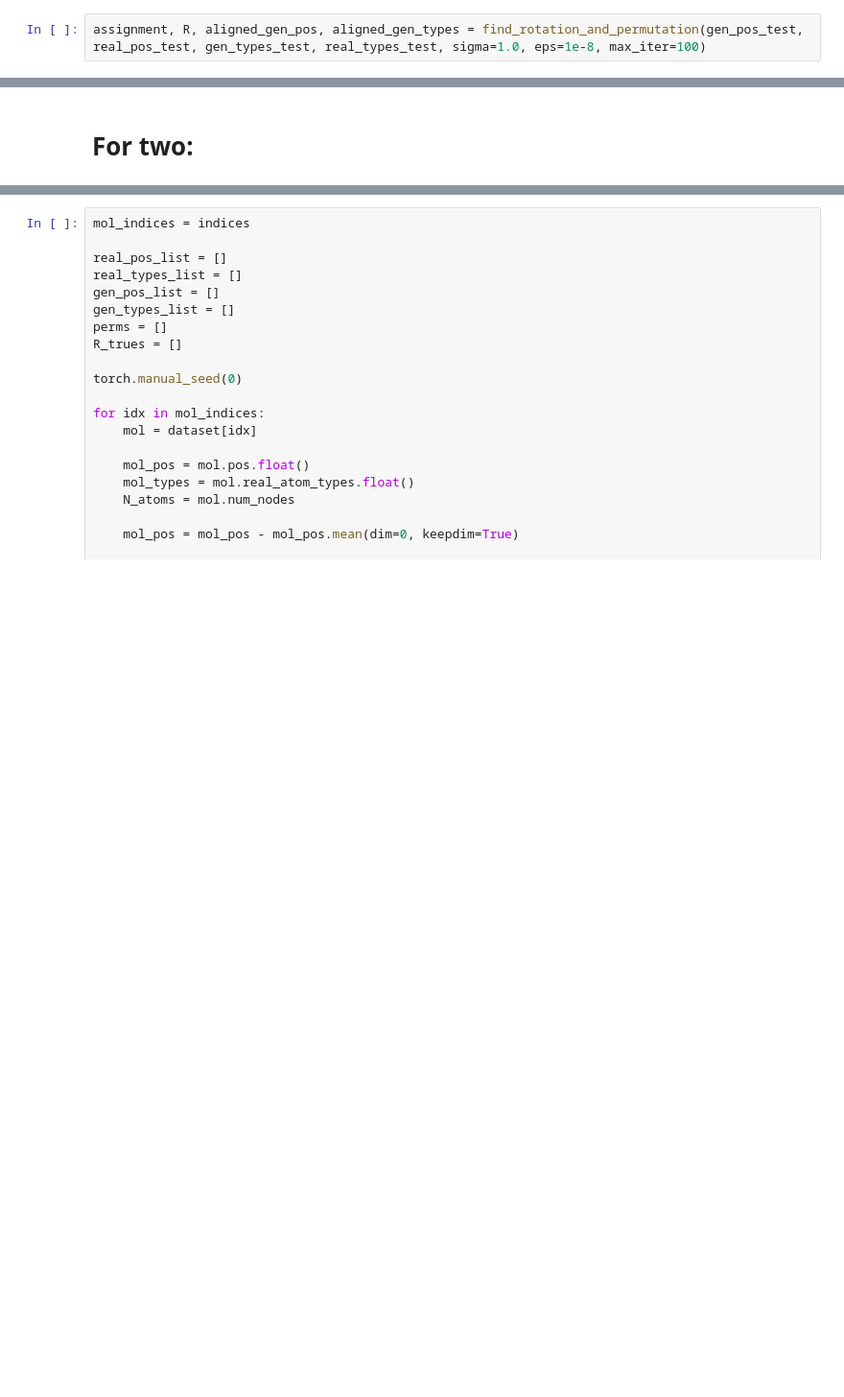
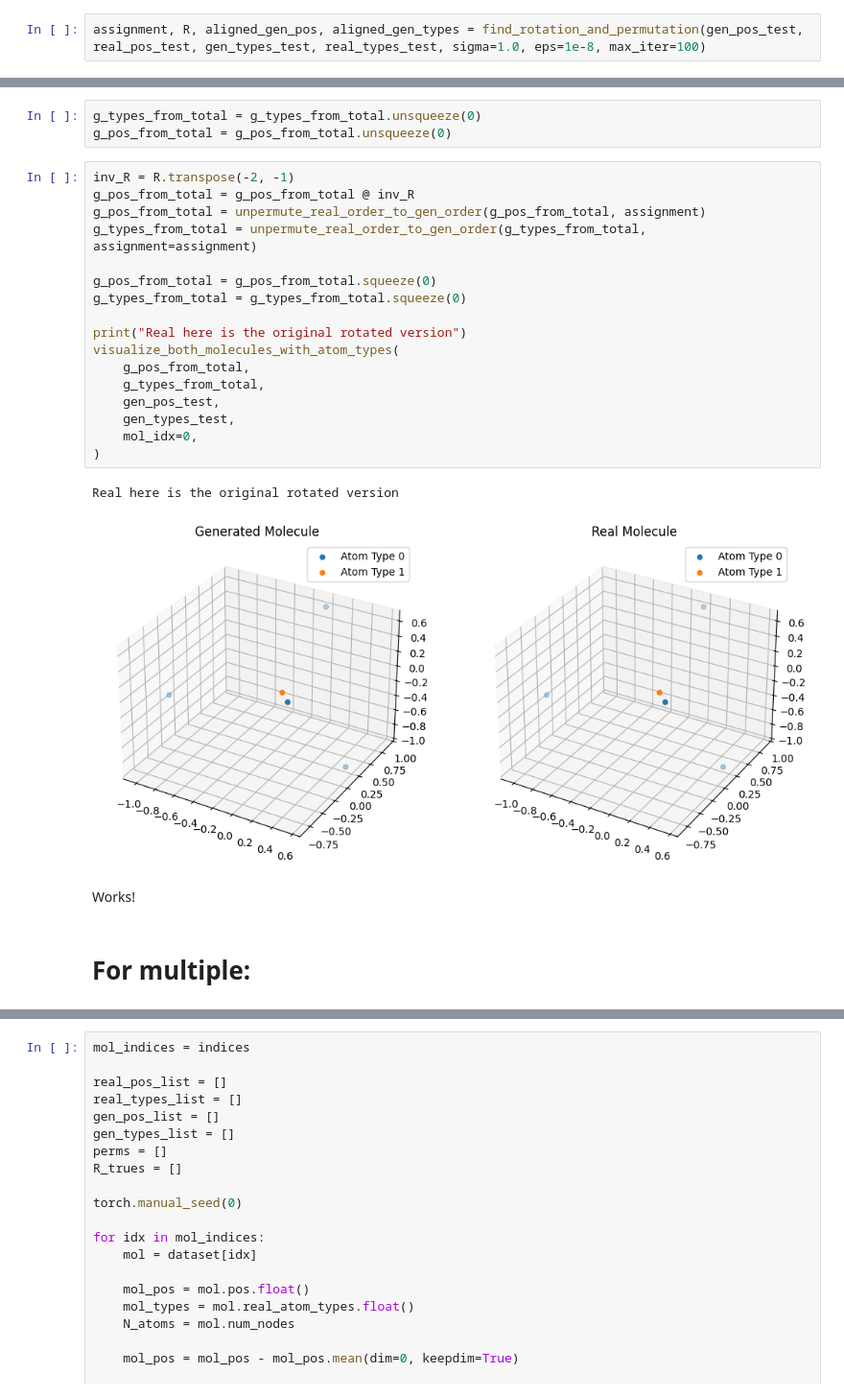
Before and after one commit to edovergna/equi-drifting, a Jupyter notebook: notebooks/aligned_loss.ipynb, the cells around one changed output, grey strips where cells are left out. Shown at 96% size. Cells and saved outputs as stored; diff of their text form; blank space fills up the shorter version.

```diff
--- a/notebooks/aligned_loss.ipynb
+++ b/notebooks/aligned_loss.ipynb
@@ -887,5 +908,30 @@ visualize_both_molecules_with_atom_types(
+# %%
+g_types_from_total = g_types_from_total.unsqueeze(0)
+g_pos_from_total = g_pos_from_total.unsqueeze(0)
+# %%
+inv_R = R.transpose(-2, -1)
+g_pos_from_total = g_pos_from_total @ inv_R
+g_pos_from_total = unpermute_real_order_to_gen_order(g_pos_from_total, assignment)
+g_types_from_total = unpermute_real_order_to_gen_order(g_types_from_total, assignment=assignment)
+
+g_pos_from_total = g_pos_from_total.squeeze(0)
+g_types_from_total = g_types_from_total.squeeze(0)
+
+print("Real here is the original rotated version")
+visualize_both_molecules_with_atom_types(
+    g_pos_from_total,
+    g_types_from_total,
+    gen_pos_test,
+    gen_types_test,
+    mol_idx=0,
+)
+# %% [output]
+Real here is the original rotated version
+[figure, added]
+# %% [markdown]
+Works!
 # %% [markdown]
-# For two:
+# For multiple:
 # %%
 indices = []
 for i in range(2000):
```
Also changed, not shown: parts of 16 cells of this notebook.
